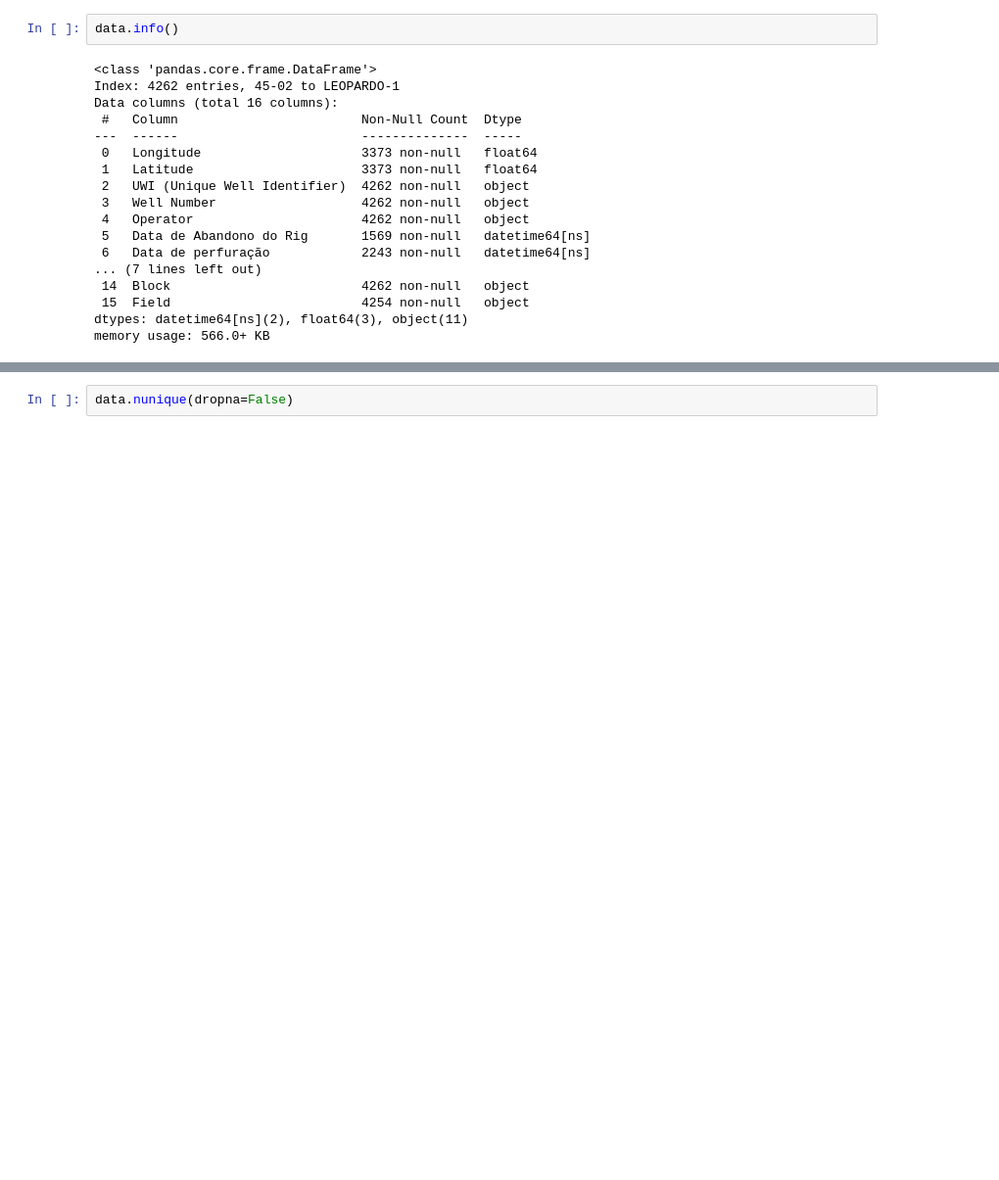
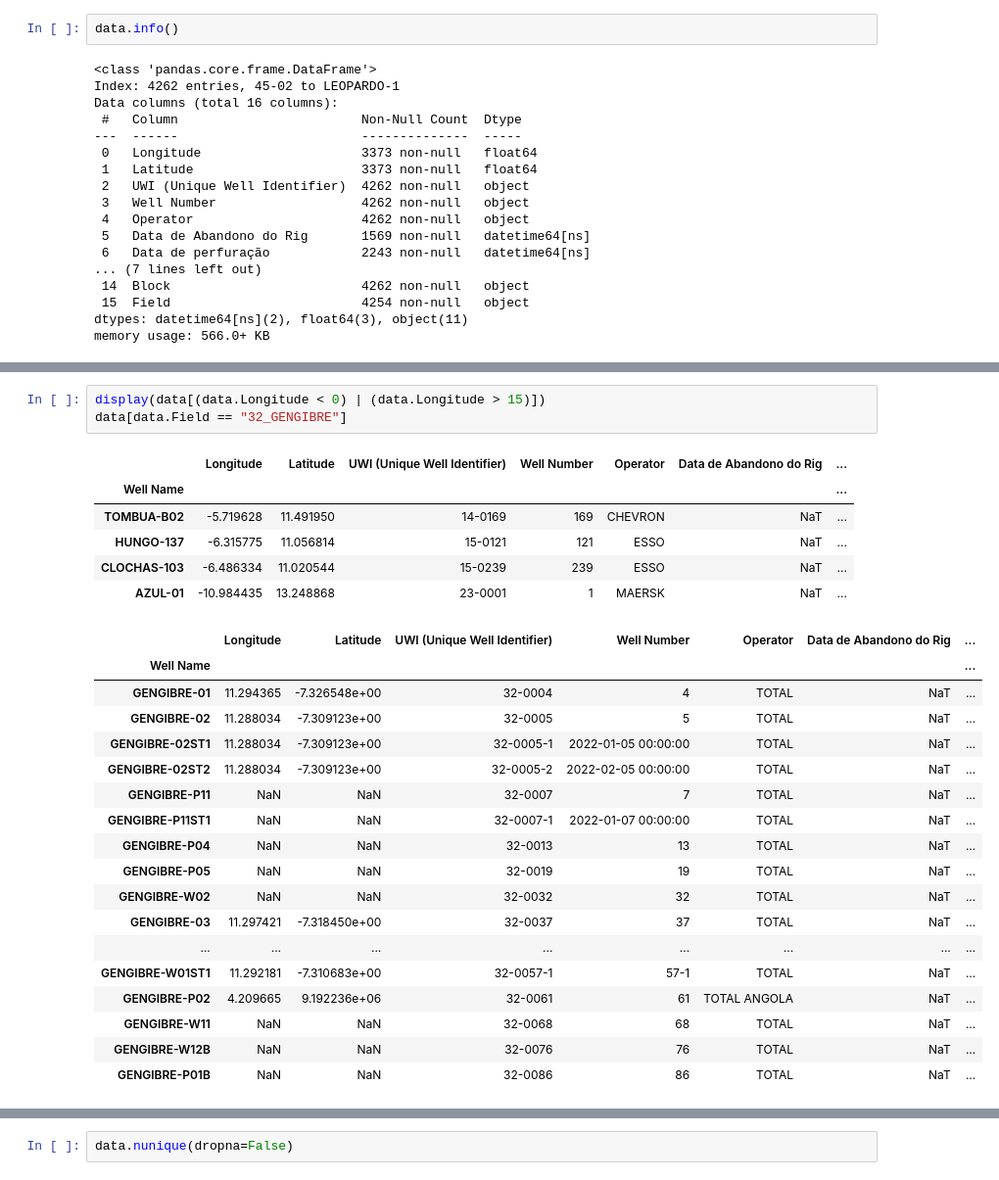
Before and after one commit to RoberVega/EDIT_Course, a Jupyter notebook: Exercise/Soluçao.ipynb, the cells around one changed output, grey strips where cells are left out. Shown: that part at 98% size. Drawn from its saved outputs; the diff is of its cells as text; blank space fills up the shorter version.

```diff
--- a/Exercise/Soluçao.ipynb
+++ b/Exercise/Soluçao.ipynb
@@ -90,3 +108,31 @@ data.reset_index().set_index('UWI (Unique Well Identifier)', drop = True).sort_i
 | PROP_17-0003 | GIRASSOL-02 | 11.718540 | -7.648758 | 3 | ELF | NaT | ... |
 | PROP_25-0004 | LEOPARDO-1 | NaN | NaN | 4 | AGIP | NaT | ... |
 4262 rows × 16 columns
+# %%
+display(data[(data.Longitude < 0) | (data.Longitude > 15)])
+data[data.Field == "32_GENGIBRE"]
+# %% [output]
+|  | Longitude | Latitude | UWI (Unique Well Identifier) | Well Number | Operator | Data de Abandono do Rig | ... |
+| Well Name |  |  |  |  |  |  | ... |
+| TOMBUA-B02 | -5.719628 | 11.491950 | 14-0169 | 169 | CHEVRON | NaT | ... |
+| HUNGO-137 | -6.315775 | 11.056814 | 15-0121 | 121 | ESSO | NaT | ... |
+| CLOCHAS-103 | -6.486334 | 11.020544 | 15-0239 | 239 | ESSO | NaT | ... |
+| AZUL-01 | -10.984435 | 13.248868 | 23-0001 | 1 | MAERSK | NaT | ... |
+|  | Longitude | Latitude | UWI (Unique Well Identifier) | Well Number | Operator | Data de Abandono do Rig | ... |
+| Well Name |  |  |  |  |  |  | ... |
+| GENGIBRE-01 | 11.294365 | -7.326548e+00 | 32-0004 | 4 | TOTAL | NaT | ... |
+| GENGIBRE-02 | 11.288034 | -7.309123e+00 | 32-0005 | 5 | TOTAL | NaT | ... |
+| GENGIBRE-02ST1 | 11.288034 | -7.309123e+00 | 32-0005-1 | 2022-01-05 00:00:00 | TOTAL | NaT | ... |
+| GENGIBRE-02ST2 | 11.288034 | -7.309123e+00 | 32-0005-2 | 2022-02-05 00:00:00 | TOTAL | NaT | ... |
+| GENGIBRE-P11 | NaN | NaN | 32-0007 | 7 | TOTAL | NaT | ... |
+| GENGIBRE-P11ST1 | NaN | NaN | 32-0007-1 | 2022-01-07 00:00:00 | TOTAL | NaT | ... |
+| GENGIBRE-P04 | NaN | NaN | 32-0013 | 13 | TOTAL | NaT | ... |
+| GENGIBRE-P05 | NaN | NaN | 32-0019 | 19 | TOTAL | NaT | ... |
+| GENGIBRE-W02 | NaN | NaN | 32-0032 | 32 | TOTAL | NaT | ... |
+| GENGIBRE-03 | 11.297421 | -7.318450e+00 | 32-0037 | 37 | TOTAL | NaT | ... |
+| ... | ... | ... | ... | ... | ... | ... | ... |
+| GENGIBRE-W01ST1 | 11.292181 | -7.310683e+00 | 32-0057-1 | 57-1 | TOTAL | NaT | ... |
+| GENGIBRE-P02 | 4.209665 | 9.192236e+06 | 32-0061 | 61 | TOTAL ANGOLA | NaT | ... |
+| GENGIBRE-W11 | NaN | NaN | 32-0068 | 68 | TOTAL | NaT | ... |
+| GENGIBRE-W12B | NaN | NaN | 32-0076 | 76 | TOTAL | NaT | ... |
+| GENGIBRE-P01B | NaN | NaN | 32-0086 | 86 | TOTAL | NaT | ... |
```
Also changed, not shown: parts of 9 cells of this notebook, 1 other file.
